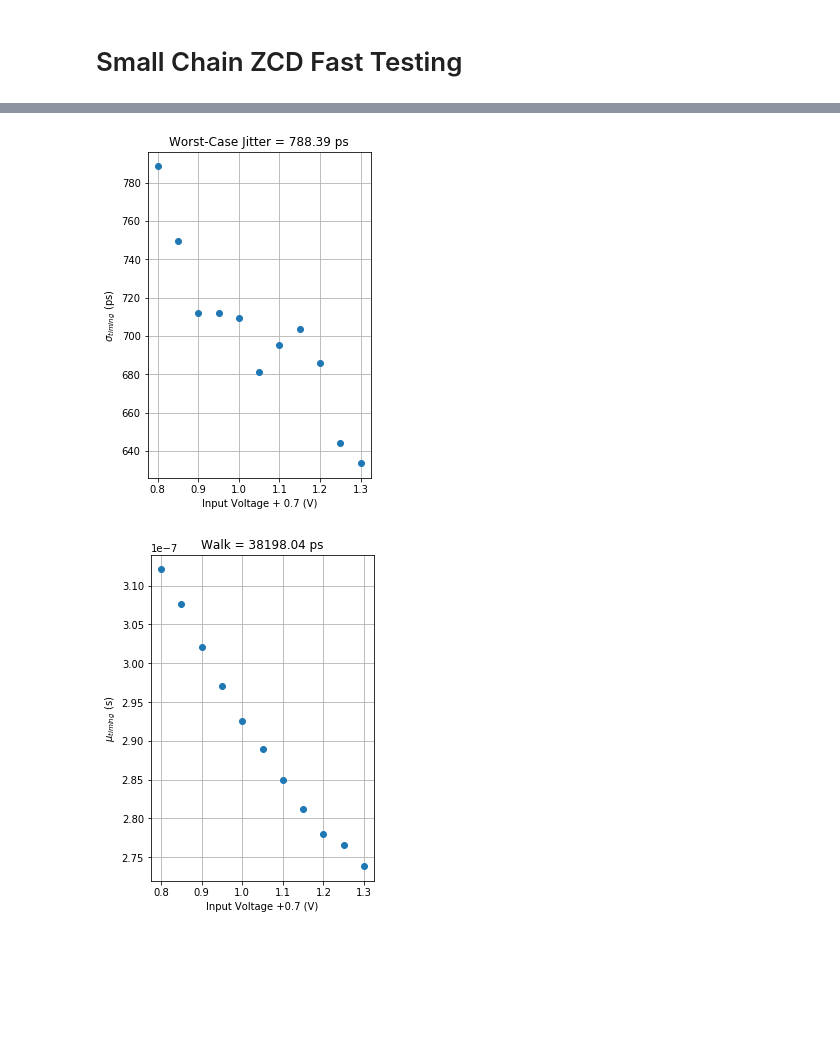
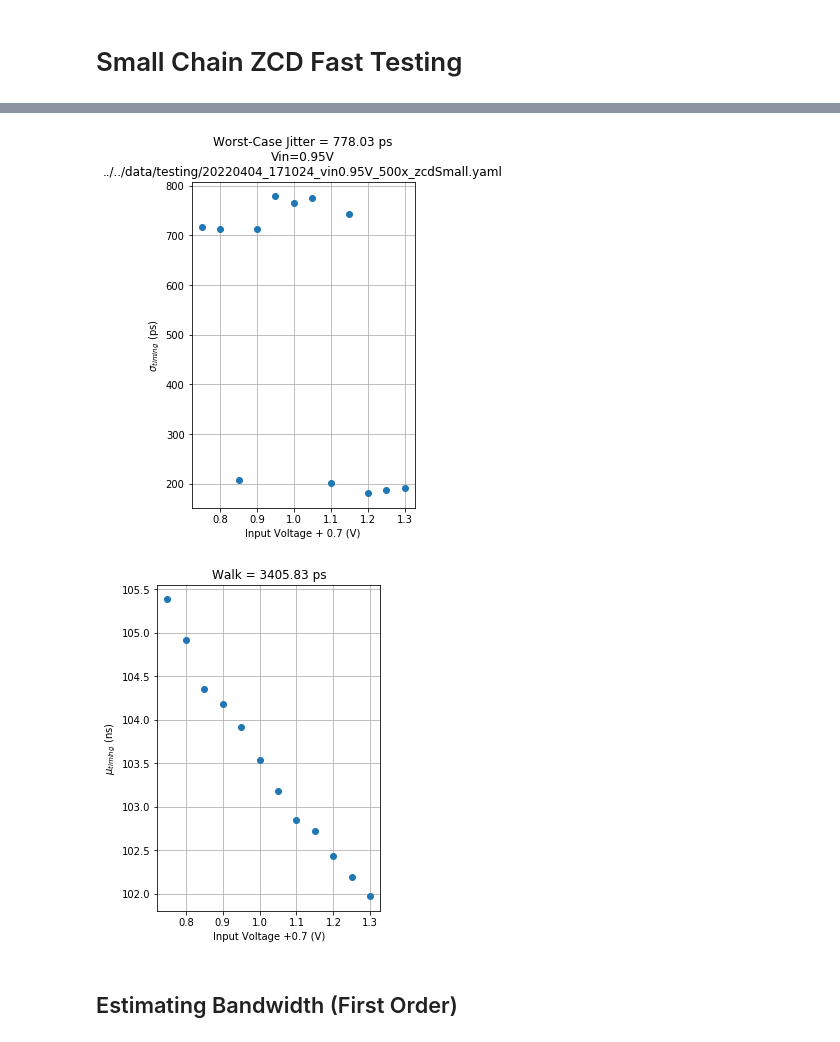
Before and after one commit to iiSmiley/span-ion-code, a Jupyter notebook: testing/plotting.ipynb, the cells around one changed output, grey strips where cells are left out. Cells and saved outputs as stored; diff of their text form; code cells hidden in the pictures; blank space fills up the shorter version.

```diff
--- a/testing/plotting.ipynb
+++ b/testing/plotting.ipynb
@@ -306,7 +273,7 @@ error: OpenCV(4.5.5) C:\Users\lydialee\AppData\Local\Temp\pip-install-1e0b4o75\o
 data_path = '../../data/testing'
 
 # Get all relevant files in directory
-filt = lambda f: ('zcdSmall' in f) and ('vin' in f) and ('azZeros' in f) and ('20220330' in f)
+filt = lambda f: ('zcdSmall' in f) and ('vin' in f) and ('20220404' in f) and ('_17' in f)
 file_in_vec = [f'{data_path}/{f}' for f in listdir(data_path) if (isfile(join(data_path, f))) and filt(f)]
 # %%
 file_in_vec
@@ -331,6 +298,11 @@ tdiff_std_dict = dict()
 vin_vec = []
 tdiff_std_vec = []
 tdiff_avg_vec = []
+
+tdiff_worst = 0
+vin_worst = 0
+file_worst = ''
+
 for fname in file_in_vec:
     with open(fname, 'r') as file_in:
         # Unsafe loader because of NumPy
@@ -338,7 +310,8 @@ for fname in file_in_vec:
 
         # Plotting raw data for sanity checking
         vin_amp = float(data_raw['config']['vin_amp'])
-        tdiff_vec = data_raw['data'][2:]
+        tdiff_vec = data_raw['data'][1:] # [2:]
+        tdiff_vec = [t/10 for t in tdiff_vec]
 #         plt.figure()
 #         plt.plot([t*1e9 for t in tdiff_vec])
 #         plt.xlabel('Sample')
@@ -351,10 +324,11 @@ for fname in file_in_vec:
         tdiff_avg_dict[fname] = tdiff_avg
         tdiff_std_dict[fname] = tdiff_std
 
-        vin_vec.append(vin_amp)
-        tdiff_std_vec.append(tdiff_std)
-        tdiff_avg_vec.append(tdiff_avg)
+        if (0 not in tdiff_vec) and (vin_amp > 0.7):
+            if tdiff_std > tdiff_worst:
+                vin_worst = vin_amp
+                tdiff_worst = tdiff_std
+                file_worst = fname
+            vin_vec.append(vin_amp)
+            tdiff_std_vec.append(tdiff_std)
+            tdiff_avg_vec.append(tdiff_avg)
-# %%
-vin_vec = vin_vec[2:]
-tdiff_std_vec = tdiff_std_vec[2:]
-tdiff_avg_vec = tdiff_avg_vec[2:]
@@ -364,18 +335,25 @@ tdiff_avg_vec = tdiff_avg_vec[2:]
 # %%
 plt.rcParams['figure.figsize'] = (4,6)
 plt.rcParams.update({'font.size': 10})
+
+# idx_worst = np.argmax(tdiff_std_vec)
+# vin_worst = vin_vec[idx_worst]
+# tdiff_std_worst = np.max(tdiff_std_vec)
 
 plt.plot(vin_vec, [t*1e12 for t in tdiff_std_vec], 'o')
 plt.grid(True)
 plt.xlabel("Input Voltage + 0.7 (V)")
 plt.ylabel("$\sigma_{timing}$ (ps)")
-plt.title(f'Worst-Case Jitter = {round(max(tdiff_std_vec)*1e12, 2)} ps')
+plt.title(f'Worst-Case Jitter = {round(tdiff_worst*1e12, 2)} ps\nVin={round(vin_worst, 2)}V\n{file_worst}')
 
 plt.figure()
-plt.plot(vin_vec, tdiff_avg_vec, 'o')
+plt.plot(vin_vec, [t*1e9 for t in tdiff_avg_vec], 'o')
 plt.grid(True)
-plt.xlabel("Input Voltage +0.7 (V)")plt.ylabel("$\mu_{timing}$ (s)")
+plt.xlabel("Input Voltage +0.7 (V)")
+plt.ylabel("$\mu_{timing}$ (ns)")
 plt.title(f'Walk = {round((max(tdiff_avg_vec)-min(tdiff_avg_vec))*1e12, 2)} ps');
 # %% [output]
-[figure, old version]
+[figure, new version]
-[figure, old version]
+[figure, new version]
+# %% [markdown]
+<h2>Estimating Bandwidth (First Order)</h2>
```
Also changed, not shown: parts of 18 cells of this notebook, 5 other files.
